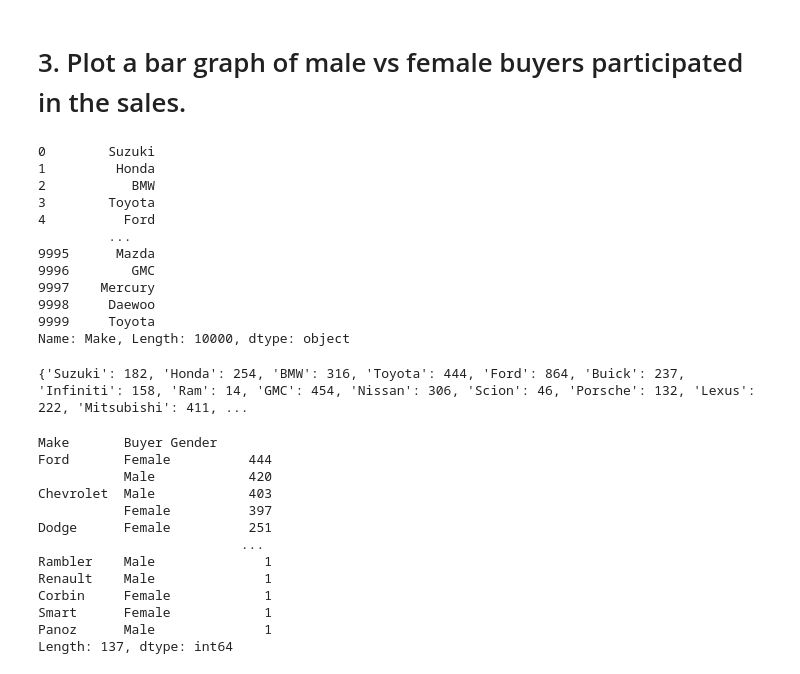
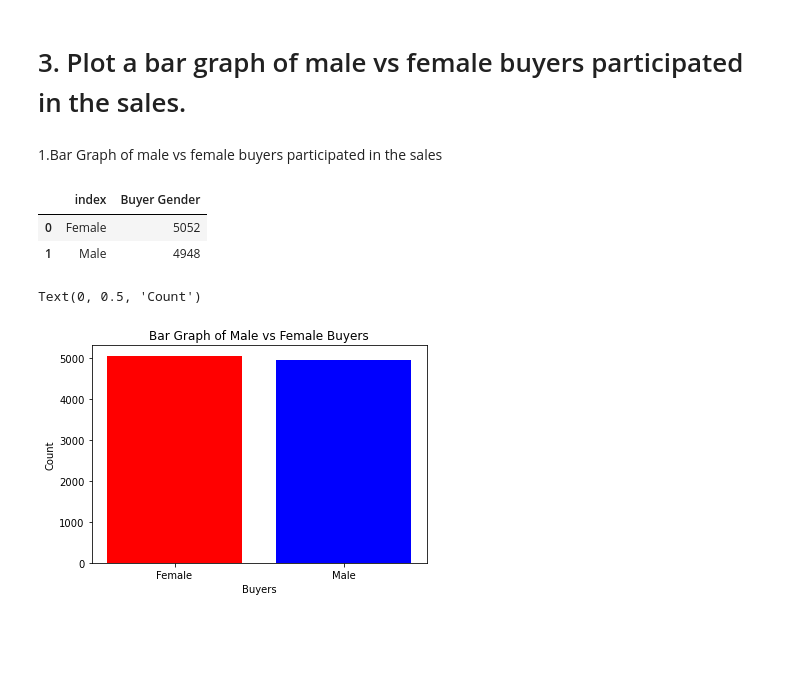
Before and after one commit to InduGeorge/Assignments-case-studies, a Jupyter notebook: Case Study.ipynb, the cells around one changed output. Cells and saved outputs as stored; diff of their text form; code cells hidden in the pictures; blank space fills up the shorter version.

```diff
--- a/Case Study.ipynb
+++ b/Case Study.ipynb
@@ -65,44 +52,19 @@ data.isna()
 # %% [markdown]
 # 3. Plot a bar graph of male vs female buyers participated in the sales.
-# %%
-data1=data['Make']
-data1
-# %% [output]
-0        Suzuki
-1         Honda
-2           BMW
-3        Toyota
-4          Ford
-         ...
-9995      Mazda
-9996        GMC
-9997    Mercury
-9998     Daewoo
-9999     Toyota
-Name: Make, Length: 10000, dtype: object
-# %%
-word_counter={}
-for word in data1:
-    if word in word_counter:
-        word_counter[word]+=1
-    else:
-        word_counter[word]=1
-print(word_counter)
-# %% [output]
-{'Suzuki': 182, 'Honda': 254, 'BMW': 316, 'Toyota': 444, 'Ford': 864, 'Buick': 237, 'Infiniti': 158, 'Ram': 14, 'GMC': 454, 'Nissan': 306, 'Scion': 46, 'Porsche': 132, 'Lexus': 222, 'Mitsubishi': 411, ...
-# %%
-data[['Make','Buyer Gender']].value_counts()
-# %% [output]
-Make       Buyer Gender
-Ford       Female          444
-           Male            420
-Chevrolet  Male            403
-           Female          397
-Dodge      Female          251
-                          ...
-Rambler    Male              1
-Renault    Male              1
-Corbin     Female            1
-Smart      Female            1
-Panoz      Male              1
-Length: 137, dtype: int64
+# %% [markdown]
+1.Bar Graph of male vs female buyers participated in the sales
+# %%
+Buyer = data['Buyer Gender'].value_counts().to_frame().reset_index()
+Buyer
+# %% [output]
+|  | index | Buyer Gender |
+| 0 | Female | 5052 |
+| 1 | Male | 4948 |
+# %%
+plt.bar(Buyer['index'],Buyer['Buyer Gender'],color = ['red','blue'])
+plt.title('Bar Graph of Male vs Female Buyers')
+plt.xlabel('Buyers')
+plt.ylabel('Count')
+# %% [output]
+Text(0, 0.5, 'Count')
+[figure, added]
```
Also changed, not shown: parts of 27 cells of this notebook.
